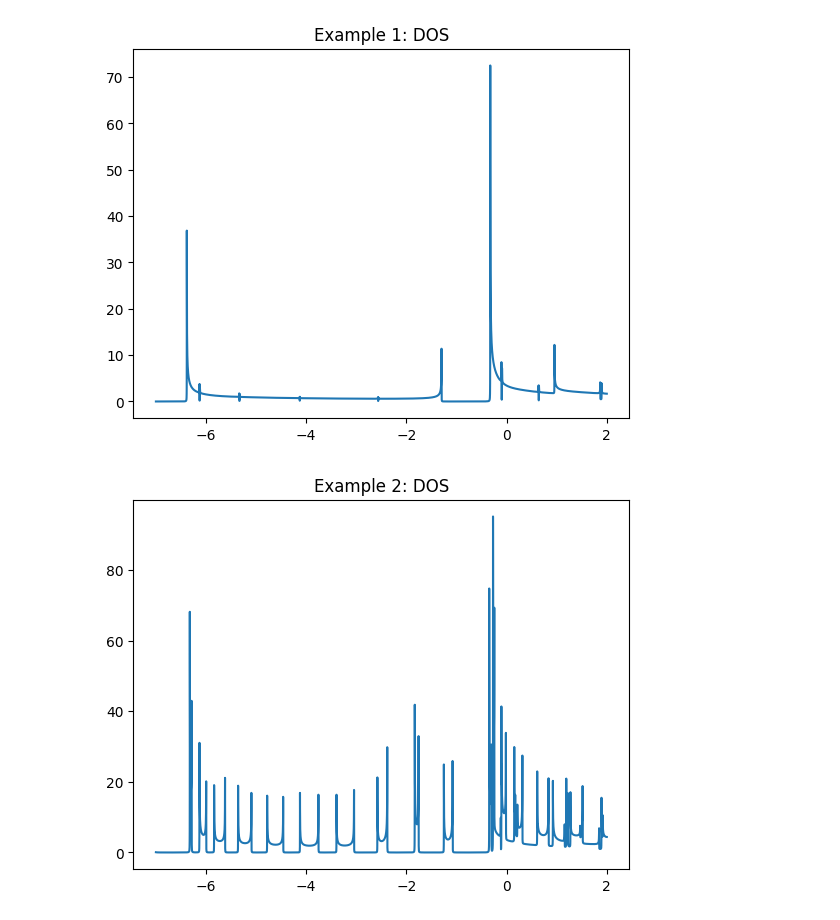
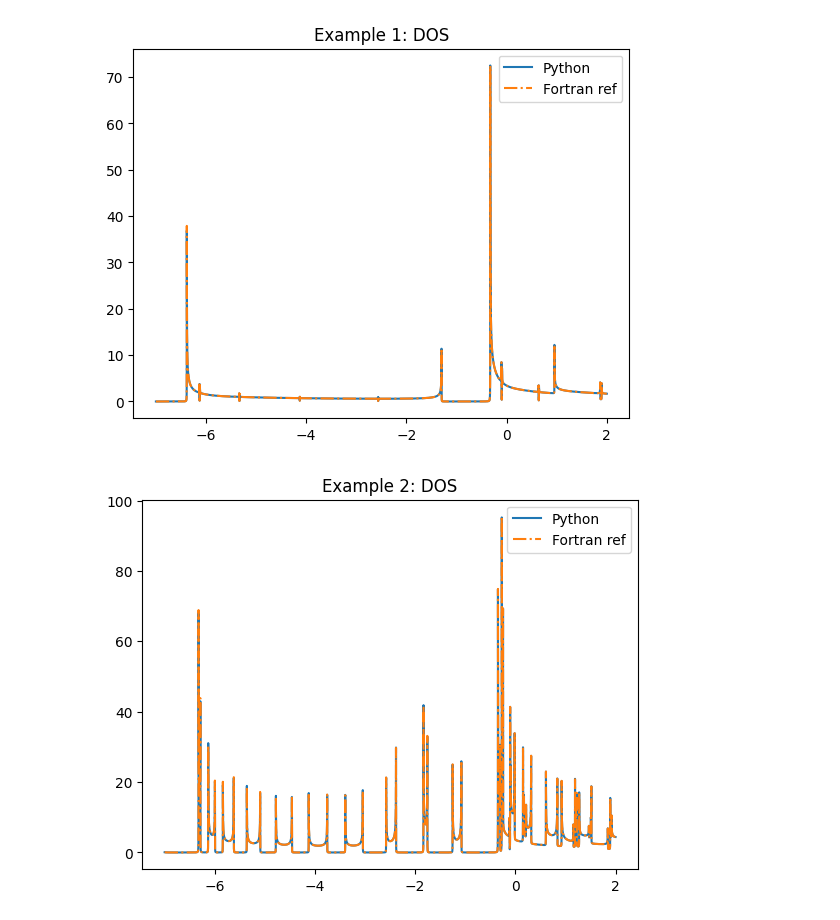
Before and after one commit to aj0337/PAOFLOW-QTpy, a Jupyter notebook: examples/analysis.ipynb, the cells around one changed output. Cells and saved outputs as stored; diff of their text form; code cells hidden in the pictures.

Commit message:
Add reference data from fortran version for debugging and comparison

```diff
--- a/examples/analysis.ipynb
+++ b/examples/analysis.ipynb
@@ -26,20 +38,32 @@ plt.show()
 # %%
 dos = np.loadtxt("example01/output/doscond_bulk.dat")
-plt.plot(dos[:, 0], dos[:, 1], label="eg 1")
+dos_ref = np.loadtxt("../Reference/Fortran/example01/doscond_bulk.dat")
+plt.plot(dos[:, 0], dos[:, 1], label="Python")
+plt.plot(dos_ref[:, 0], dos_ref[:, 1], '-.' , label="Fortran ref")
 plt.title("Example 1: DOS")
+plt.legend()
 plt.show()
 dos = np.loadtxt("example02/output/doscond_bulk.dat")
-plt.plot(dos[:, 0], dos[:, 1], label="eg 2")
+dos_ref = np.loadtxt("../Reference/Fortran/example02/doscond_bulk.dat")
+plt.plot(dos[:, 0], dos[:, 1], label="Python")
+plt.plot(dos_ref[:, 0], dos_ref[:, 1], '-.' , label="Fortran ref")
 plt.title("Example 2: DOS")
+plt.legend()
 plt.show()
 dos = np.loadtxt("example02/output/doscond_lcr.dat")
-plt.plot(dos[:, 0], dos[:, 1], label="eg 2")
+dos_ref = np.loadtxt("../Reference/Fortran/example02/doscond_lcr.dat")
+plt.plot(dos[:, 0], dos[:, 1], label="Python")
+plt.plot(dos_ref[:, 0], dos_ref[:, 1], '-.' , label="Fortran ref")
 plt.title("Example 2: DOS (LCR)")
+plt.legend()
 plt.show()
 dos = np.loadtxt("example02/output/doscond_lead.dat")
-plt.plot(dos[:, 0], dos[:, 1], label="eg 2")
+dos_ref = np.loadtxt("../Reference/Fortran/example02/doscond_lead.dat")
+plt.plot(dos[:, 0], dos[:, 1], label="Python")
+plt.plot(dos_ref[:, 0], dos_ref[:, 1], '-.' , label="Fortran ref")
 plt.title("Example 2: DOS (Lead)")
+plt.legend()
 plt.show()
 # %% [output]
-[figure, old version]
+[figure, new version]
-[figure, old version]
+[figure, new version]
```
Also changed, not shown: parts of 3 cells of this notebook, 22 other files.
